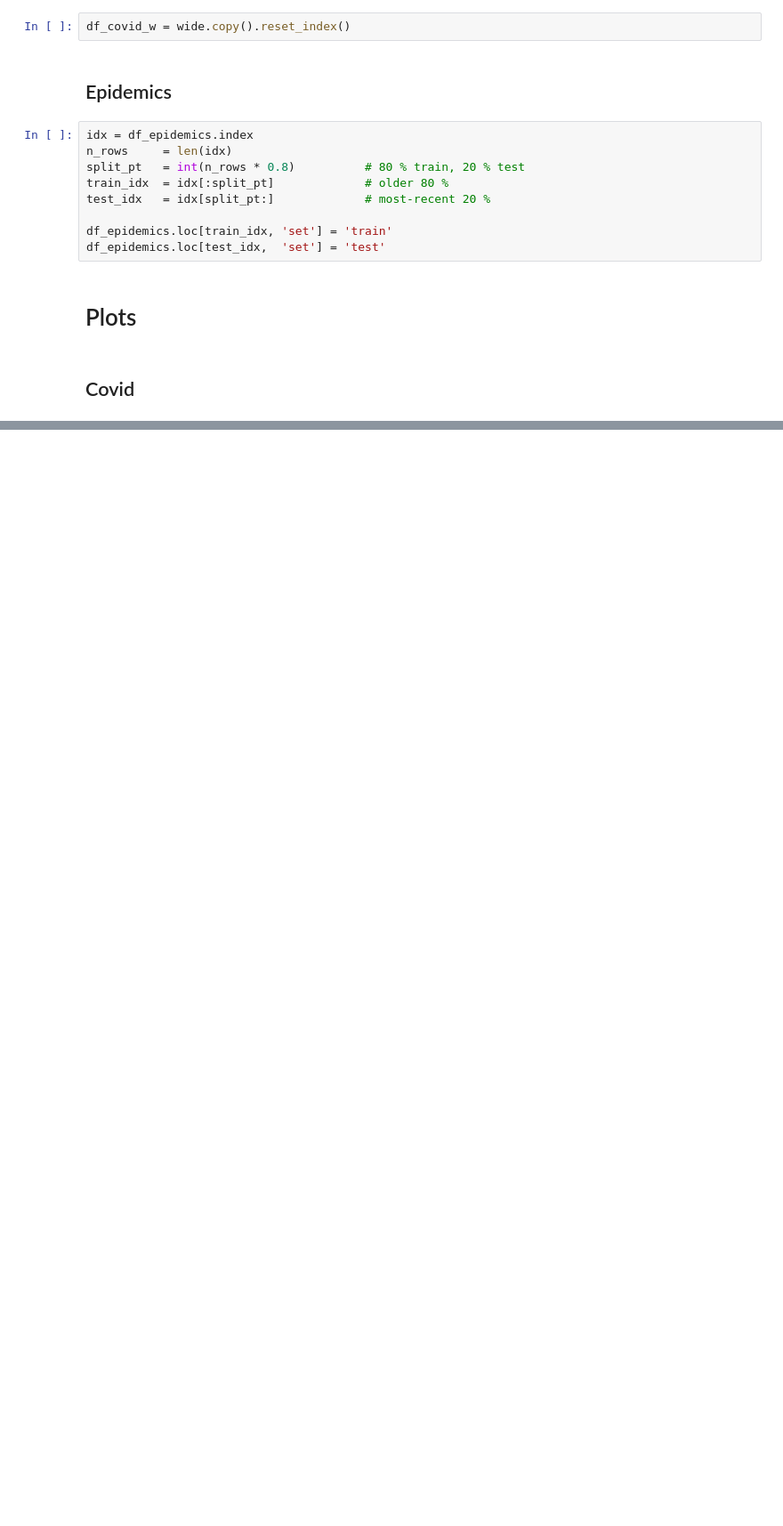
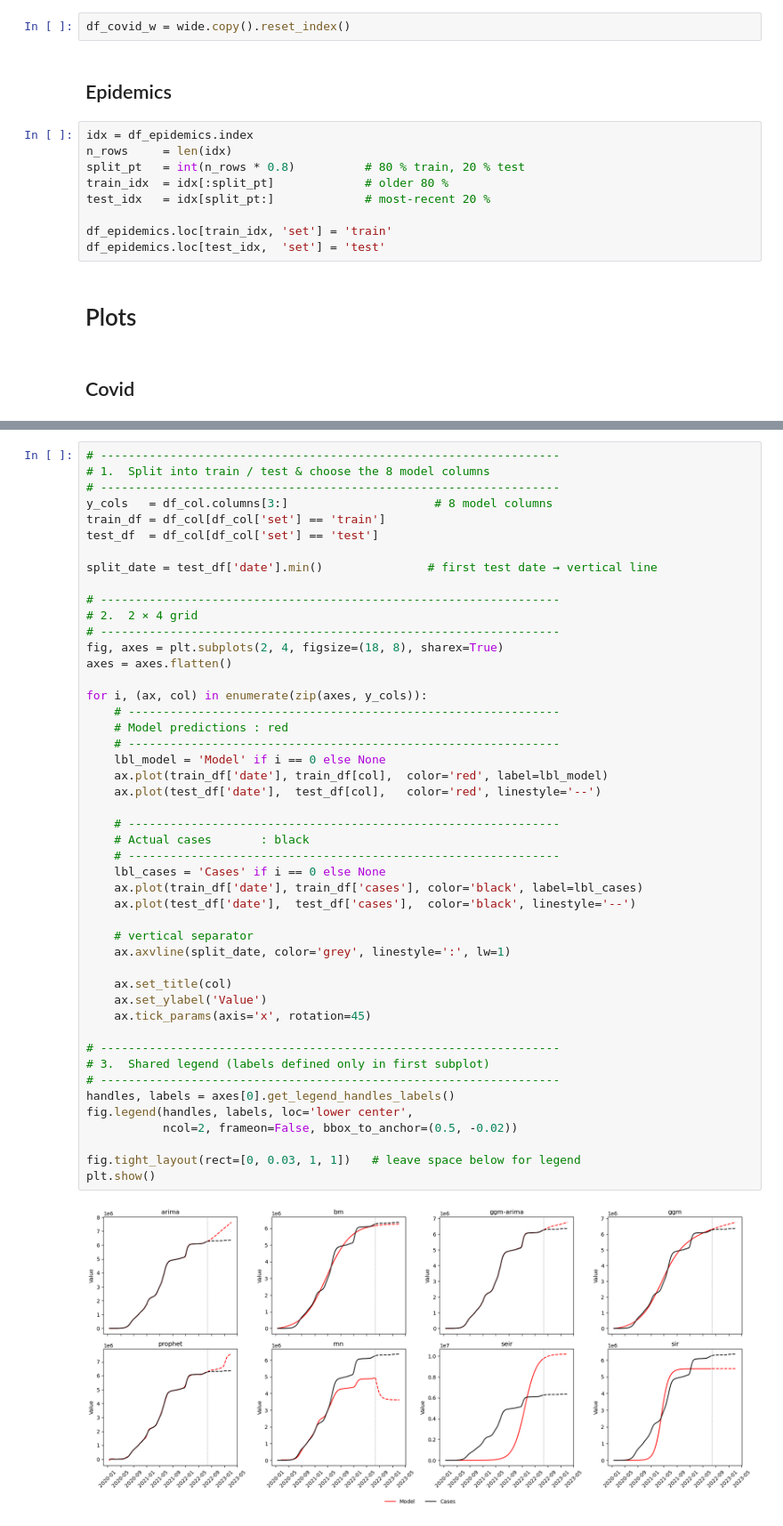
Before and after one commit to danielgvb/thesis, a Jupyter notebook: plotting/01_time_series.ipynb, the cells around one changed output, grey strips where cells are left out. Shown at 89% size. Saved outputs shown, nothing was run; the diff lists cells and outputs as text; blank space fills up the shorter version.

```diff
--- a/plotting/01_time_series.ipynb
+++ b/plotting/01_time_series.ipynb
@@ -322,0 +387,49 @@ print(len(df_covid_w))
+# %%
+# ------------------------------------------------------------------
+# 1.  Split into train / test & choose the 8 model columns
+# ------------------------------------------------------------------
+y_cols   = df_col.columns[3:]                     # 8 model columns
+train_df = df_col[df_col['set'] == 'train']
+test_df  = df_col[df_col['set'] == 'test']
+
+split_date = test_df['date'].min()               # first test date → vertical line
+
+# ------------------------------------------------------------------
+# 2.  2 × 4 grid
+# ------------------------------------------------------------------
+fig, axes = plt.subplots(2, 4, figsize=(18, 8), sharex=True)
+axes = axes.flatten()
+
+for i, (ax, col) in enumerate(zip(axes, y_cols)):
+    # --------------------------------------------------------------
+    # Model predictions : red
+    # --------------------------------------------------------------
+    lbl_model = 'Model' if i == 0 else None
+    ax.plot(train_df['date'], train_df[col],  color='red', label=lbl_model)
+    ax.plot(test_df['date'],  test_df[col],   color='red', linestyle='--')
+
+    # --------------------------------------------------------------
+    # Actual cases       : black
+    # --------------------------------------------------------------
+    lbl_cases = 'Cases' if i == 0 else None
+    ax.plot(train_df['date'], train_df['cases'], color='black', label=lbl_cases)
+    ax.plot(test_df['date'],  test_df['cases'],  color='black', linestyle='--')
+
+    # vertical separator
+    ax.axvline(split_date, color='grey', linestyle=':', lw=1)
+
+    ax.set_title(col)
+    ax.set_ylabel('Value')
+    ax.tick_params(axis='x', rotation=45)
+
+# ------------------------------------------------------------------
+# 3.  Shared legend (labels defined only in first subplot)
+# ------------------------------------------------------------------
+handles, labels = axes[0].get_legend_handles_labels()
+fig.legend(handles, labels, loc='lower center',
+           ncol=2, frameon=False, bbox_to_anchor=(0.5, -0.02))
+
+fig.tight_layout(rect=[0, 0.03, 1, 1])   # leave space below for legend
+plt.show()
+# %% [output]
+[figure, added]
```
Also changed, not shown: parts of 30 cells of this notebook, 8 other files.
